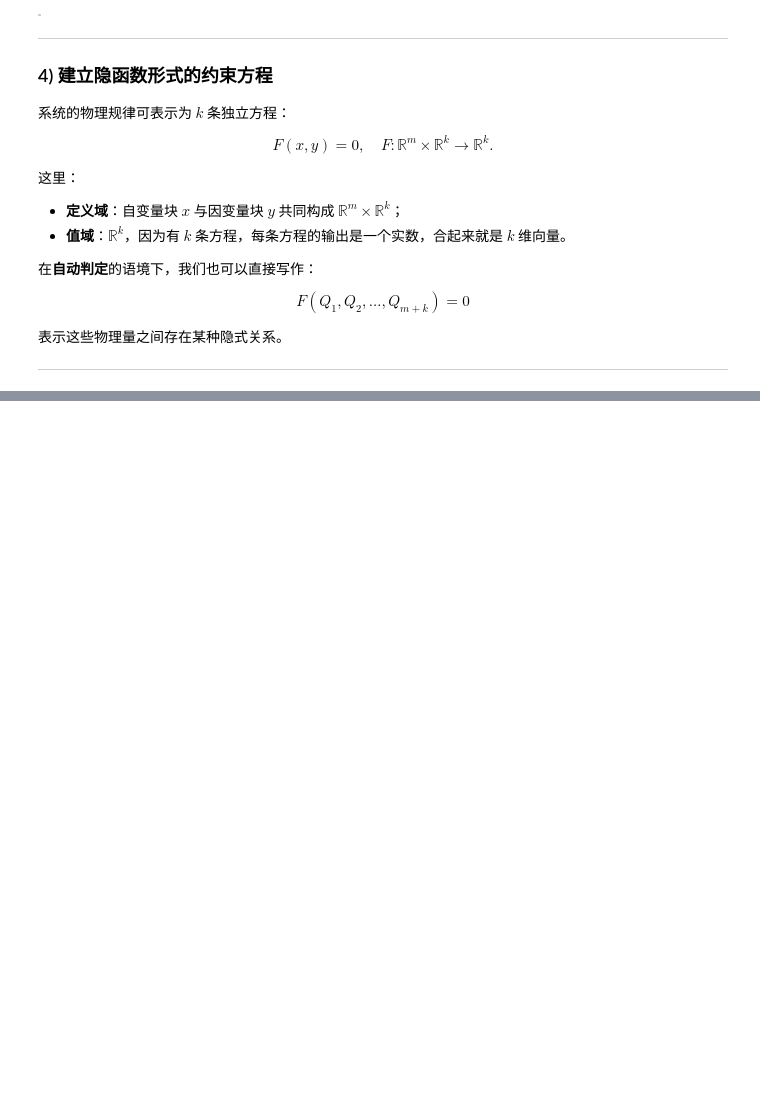
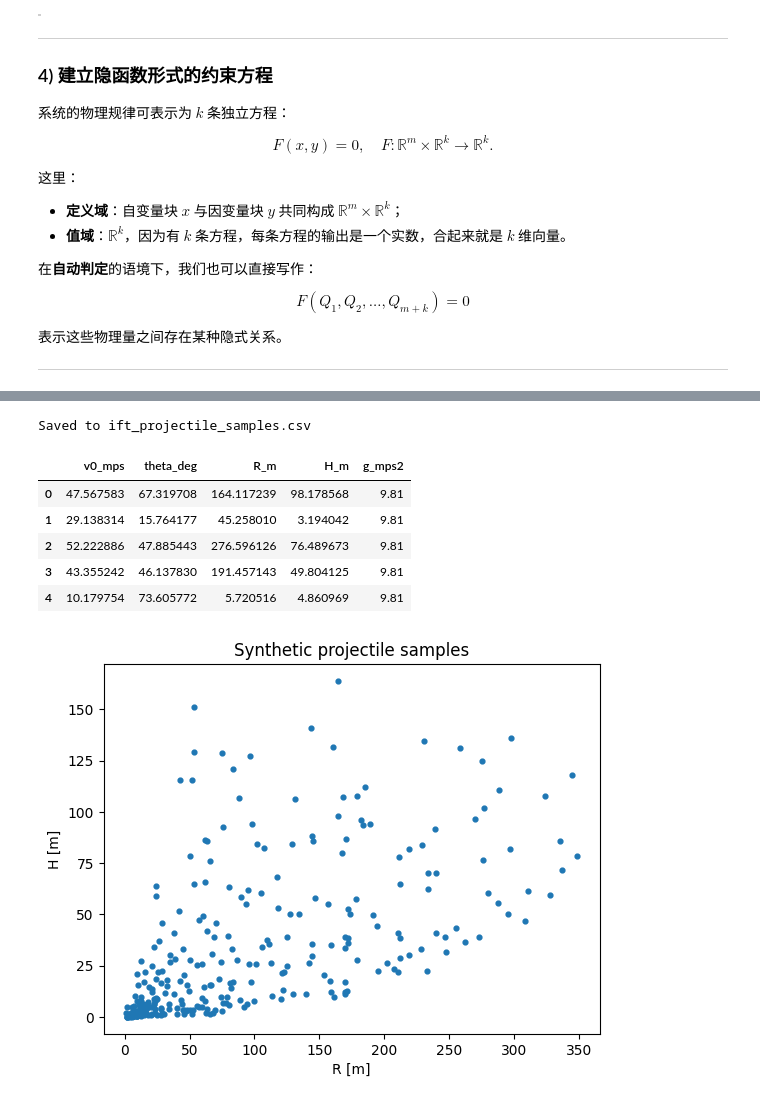
Before and after one commit to cocoJ-P/MosaicX-DDDA-Playbook, a Jupyter notebook: notebooks/Techniques/Implicit Function Theory.ipynb, the cells around one changed output, grey strips where cells are left out. Saved outputs shown, nothing was run; the diff lists cells and outputs as text; code cells hidden in the pictures; blank space fills up the shorter version.

```diff
--- a/notebooks/Techniques/Implicit Function Theory.ipynb
+++ b/notebooks/Techniques/Implicit Function Theory.ipynb
@@ -144,0 +175,58 @@ $$
+# %%
+# --- Step 0: imports & knobs ---
+import numpy as np
+import pandas as pd
+import matplotlib.pyplot as plt
+
+# 可调参数
+N = 300                         # 样本数
+g = 9.81                        # 重力加速度 [m/s^2]
+v0_min, v0_max = 5.0, 60.0      # 初速度范围 [m/s]
+th_min_deg, th_max_deg = 5.0, 85.0  # 角度范围 [deg]
+seed = 42                       # 随机种子（复现实验）
+
+# --- Step 1: generate samples ---
+rng = np.random.default_rng(seed)
+v0 = rng.uniform(v0_min, v0_max, size=N)
+theta_deg = rng.uniform(th_min_deg, th_max_deg, size=N)
+theta = np.deg2rad(theta_deg)
+
+# 抛体运动（无阻力）的解析关系
+R = (v0**2) * np.sin(2 * theta) / g
+H = (v0**2) * (np.sin(theta)**2) / (2 * g)
+
+# 如果想模拟测量噪声，可取消注释：
+# R += rng.normal(0, 0.5, size=N)   # 射程噪声 [m]
+# H += rng.normal(0, 0.2, size=N)   # 高度噪声 [m]
+
+# --- Step 2: pack to DataFrame ---
+df = pd.DataFrame({
+    "v0_mps": v0,
+    "theta_deg": theta_deg,
+    "R_m": R,
+    "H_m": H,
+    "g_mps2": g
+})
+
+# --- Step 3: save & quick look ---
+csv_path = "ift_projectile_samples.csv"
+df.to_csv(csv_path, index=False)
+print(f"Saved to {csv_path}")
+display(df.head())
+
+# --- Step 4: quick scatter plot (R vs H) ---
+plt.figure()
+plt.scatter(df["R_m"], df["H_m"], s=12)
+plt.xlabel("R [m]")
+plt.ylabel("H [m]")
+plt.title("Synthetic projectile samples")
+plt.show()
+# %% [output]
+Saved to ift_projectile_samples.csv
+|  | v0_mps | theta_deg | R_m | H_m | g_mps2 |
+| 0 | 47.567583 | 67.319708 | 164.117239 | 98.178568 | 9.81 |
+| 1 | 29.138314 | 15.764177 | 45.258010 | 3.194042 | 9.81 |
+| 2 | 52.222886 | 47.885443 | 276.596126 | 76.489673 | 9.81 |
+| 3 | 43.355242 | 46.137830 | 191.457143 | 49.804125 | 9.81 |
+| 4 | 10.179754 | 73.605772 | 5.720516 | 4.860969 | 9.81 |
+[figure, added]
```
Also changed, not shown: parts of 17 cells of this notebook, 4 other files.
